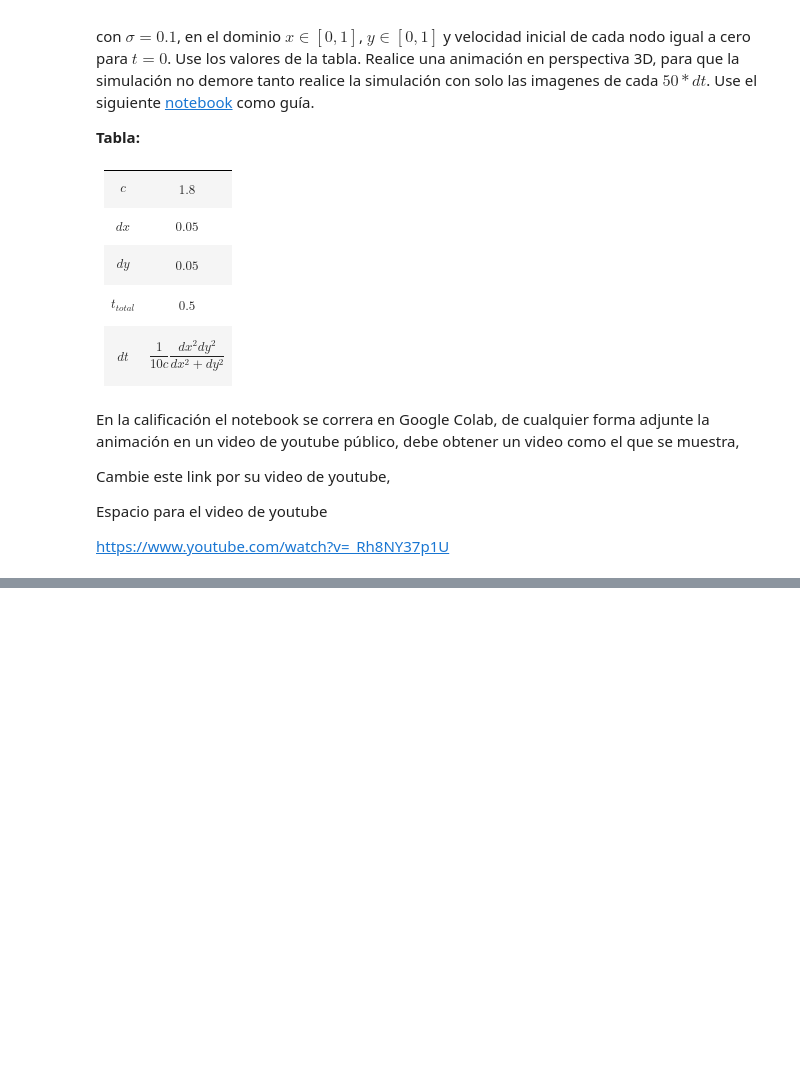
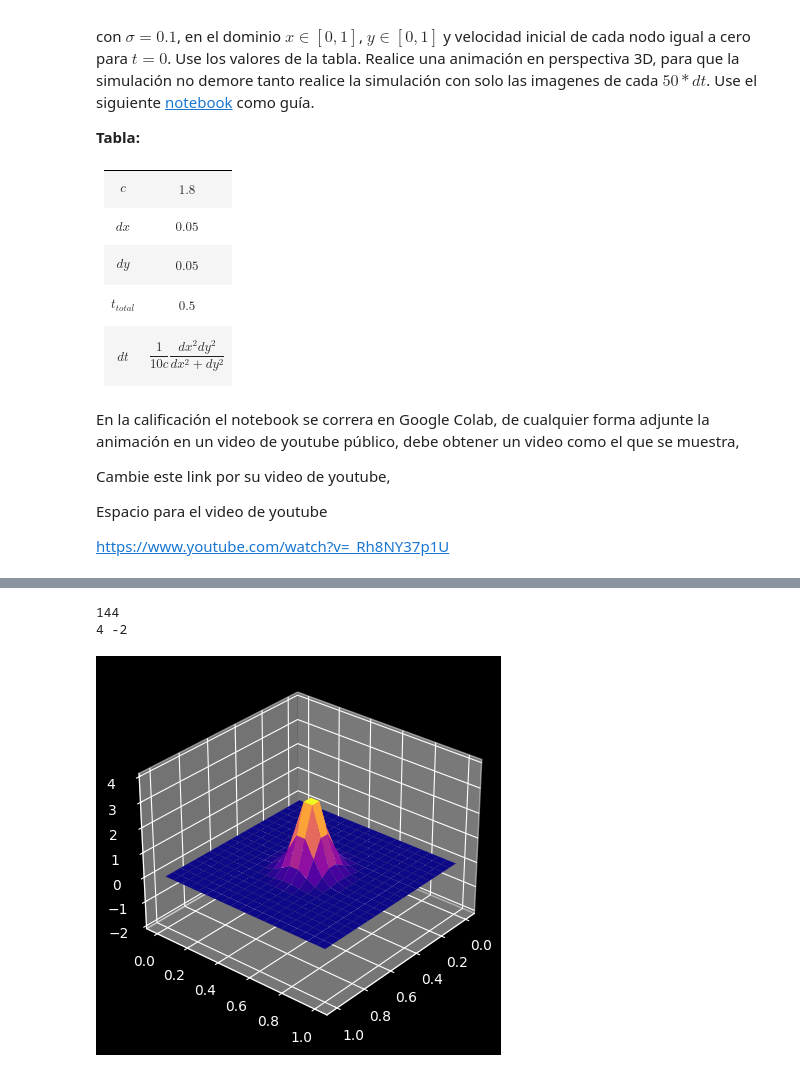
Before and after one commit to eduardoh27/Metodos-Computacionales-2, a Jupyter notebook: Talleres/Taller 4/NaranjoSofiaHerreraEduardo_Taller4.ipynb, the cells around one changed output, grey strips where cells are left out. Cells and saved outputs as stored; diff of their text form; code cells hidden in the pictures; blank space fills up the shorter version.

```diff
--- a/Talleres/Taller 4/NaranjoSofiaHerreraEduardo_Taller4.ipynb
+++ b/Talleres/Taller 4/NaranjoSofiaHerreraEduardo_Taller4.ipynb
@@ -254,19 +210,0 @@ crear_animacion(U_mod, 'ecuacion_onda_2D.gif') # U[::50]?
-# %%
-
-def animate(i):
-    ax.cla()
-
-    ax.plot_surface(X, Y, U_mod1[i])
-    ax.set_zlim(-2, 2)
-
-    return fig,
-
-
-fig = plt.figure()
-ax = fig.add_subplot(111,projection='3d')
-X,Y = np.meshgrid(x,y)
-U_mod1 = U[::50,:,:]
-
-
-ani = animation.FuncAnimation(fig, animate, frames = 20)
-ani.save("2D_test.gif",fps=30)
@@ -303,3 +344,37 @@ plt.show()
+# %%
+def update(i):
+    ax.clear()
+
+    ax.view_init(elev=30., azim= 40 + i*0.18)
+    #surf = ax.plot_surface(X, Y, U_mod[i, :, :])
+    surf = ax.plot_surface(X, Y, U_mod[i, :, :], cmap='plasma')
+    ax.set_zlim([ u_min, u_max])
+    return surf,
+
+salto = 50
+U_mod = U[::salto,:,:]
+t = U_mod.shape[0]
+print(t)
+
+fig = plt.figure()
+ax = fig.add_subplot(111, projection='3d', elev=20)
+X,Y = np.meshgrid(x,y) # también deberían tener un salto??
+#surf = ax.plot_surface(X, Y, U_mod[0, :, :])
+surf = ax.plot_surface(X, Y, U_mod[0, :, :], cmap='plasma')
+
+u_max, u_min = U_mod.max(), U_mod.min()
+print(u_max, u_min)
+u_max, u_min = 4, -2
+start_time = time.time()
+ani = animation.FuncAnimation(fig, update, frames=t, blit=False, repeat=False)
+
+ani.save("2D_chat_optimizado_50.gif", fps=24)
+
+#plt.show()
+# %% [output]
+144
+4 -2
+[figure, added]
 # %%
 print("Tiempo usado en crear la animación (s):", time.time() - start_time)
 # %% [output]
```
Also changed, not shown: parts of 11 cells of this notebook, 2 other files.
